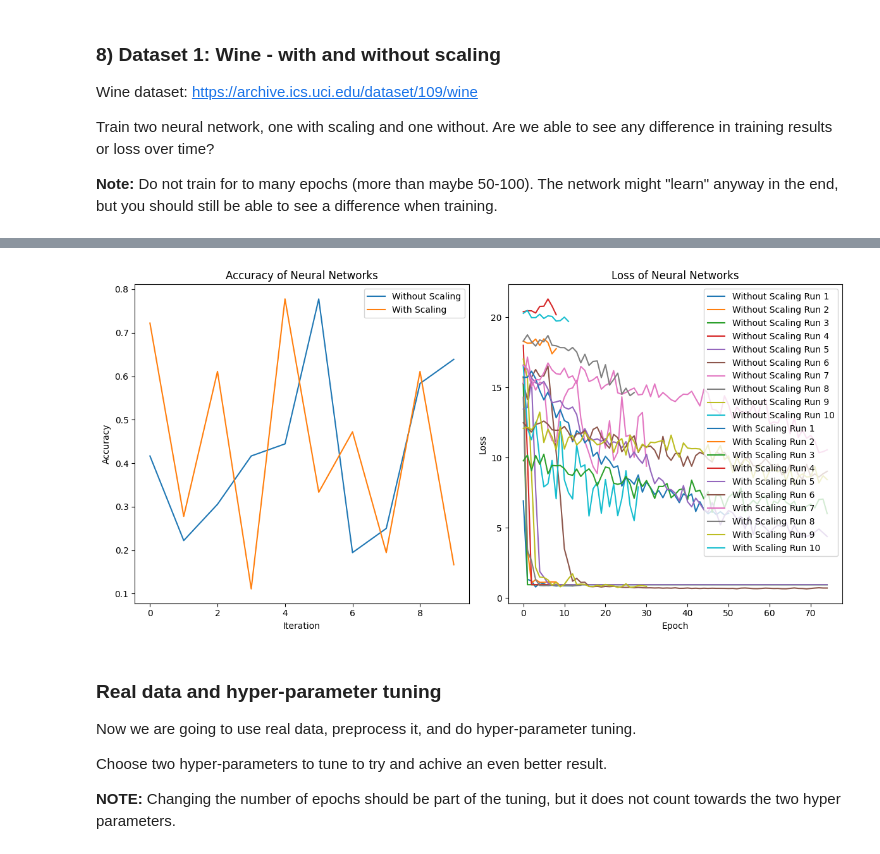
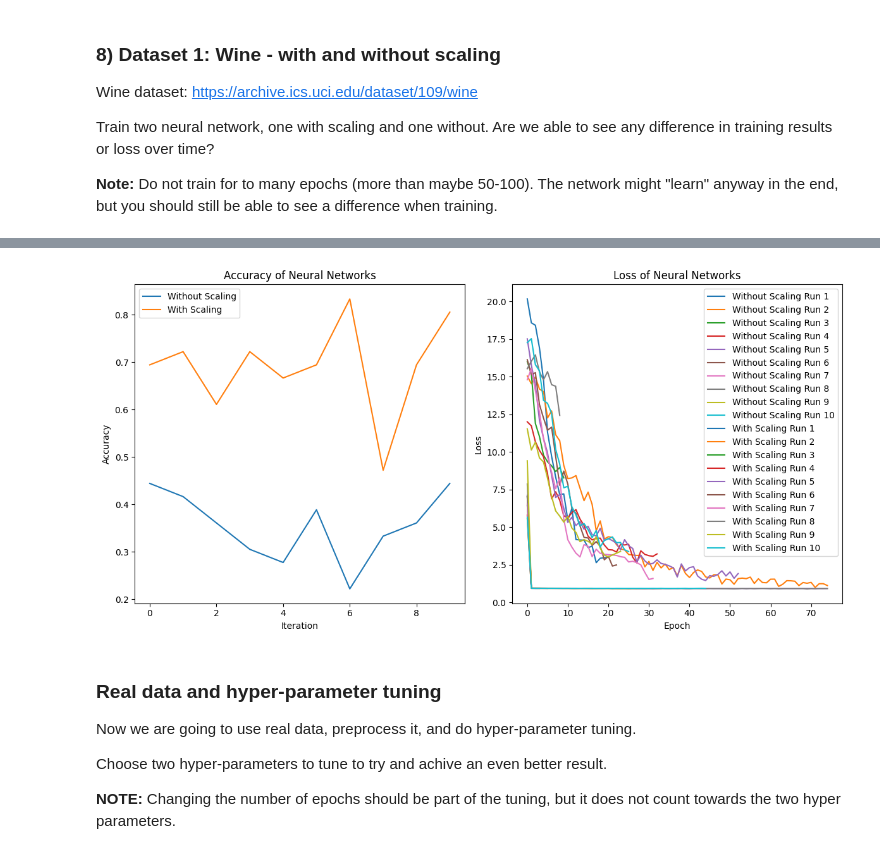
Before and after one commit to JoelScarinius/Neural_Network, a Jupyter notebook: ML-Assignment_3_Joel_Scarinius_Stavmo.ipynb, the cells around one changed output, grey strips where cells are left out. Drawn from its saved outputs; the diff is of its cells as text; code cells hidden in the pictures.

```diff
--- a/ML-Assignment_3_Joel_Scarinius_Stavmo.ipynb
+++ b/ML-Assignment_3_Joel_Scarinius_Stavmo.ipynb
@@ -174,11 +178,10 @@ def BCE_loss(y_hat, y):
 def SCE_loss(y_hat, y):
     size = y_hat.shape[0]
     y_hat = np.clip(y_hat, 1e-12, 1)
-    # probabilities = softmax(y_hat)
-    # correct_class_probs = probabilities[np.arange(y_hat.shape[0]), y.astype(int) - 1]
-    # loss = -np.mean(np.log(correct_class_probs + 1e-12))
     y = y.astype(int)
-    loss = -np.mean(np.log(y_hat[np.arange(size), y.ravel()]))
+    loss = -np.mean(
+        np.log(y_hat[np.arange(size), y.ravel()])
+    )  # TODO: Finish this function
     return loss
 # %% [markdown]
 The derivatives of the loss is with respect to the predicted value **y_hat**.
@@ -202,22 +205,14 @@ def d_BCE_loss(y_hat, y):
     return dy
 
 # TODO: Choose another loss function and implement it
-# def d_SCE_loss(y_hat, y):
-#     probabilities = softmax(y_hat)
-#     dy = probabilities.copy()
-#     dy[np.arange(y_hat.shape[0]), y.astype(int) - 1] -= 1
-#     dy = dy / y_hat.shape[0]
-#     return dy
-
-
 def d_SCE_loss(y_hat, y):
     n = y_hat.shape[0]
     grad = y_hat.copy()
-    # Create one-hot encoding for y
     one_hot = np.zeros_like(y_hat)
     y = y.astype(int)
     one_hot[np.arange(n), y.ravel()] = 1
-    return (grad - one_hot) / n
+    dy = (grad - one_hot) / n
+    return dy
 # %% [markdown]
 ### 4) Forward propagation
 
@@ -270,11 +260,8 @@ class NeuralNet(object):
         # E.g., [4, 8, 4] means 4 neurons in layer 1, 8 neurons in layer 2 etc...
 
         # TODO: Add support for bias for each neuron in the code below.
-
         self.weights = [np.random.normal(0,2,(n,m)) for n,m in zip([input_dim] + neurons, neurons + [output_dim])]
-
         self.activation_functions = ["ReLU"] * len(neurons) + [output_activation]
-
         self.biases = [np.zeros((1, n)) for n in (neurons + [output_dim])]
         self.loss_function = loss_function
 
@@ -351,7 +338,7 @@ class NeuralNet(object):
         return loss
 
     # A function for the training of the network.
-    def train_net(self, x, y, batch_size=32, epochs=100, learning_rate=1e-4, use_validation_data=False, early_stopping=2):
+    def train_net(self, x, y, batch_size=32, epochs=100, learning_rate=1e-4, use_validation_data=False, early_stopping=3):
         losses = []
         accuracies = []
         # TODO: Add a training loop where the weights and biases of the network is learnt over several epochs.
@@ -414,9 +401,9 @@ class NeuralNet(object):
                     early_stop_cnt = 0
                 else:
                     early_stop_cnt += 1
-                    if early_stop_cnt > early_stopping:
+                    if early_stop_cnt == early_stopping:
                         print(
-                            f"### EARLY STOP - Validation loss did not improve for {early_stopping + 1} epochs! ###"
+                            f"### EARLY STOP - Validation loss did not improve for {early_stopping} epochs! ###"
                         )
                         return losses, accuracies
         # NOTE: Make use of previously implemented functions here.
@@ -449,7 +436,7 @@ print(f"Start Loss: {loss_1[0]} End Loss: {loss_1[-1]}\n")
 nn2 = NeuralNet(d, 1, [18, 12])
 
 loss_2, accuracies = nn2.train_net(
-    x, y, epochs=100, use_validation_data=True, early_stopping=10
+    x, y, epochs=100, use_validation_data=True, early_stopping=5
 )  # TODO: Use the train_net function to compare with the "adjust_weights" function.
 
 plt.plot(loss_1)
@@ -520,7 +527,13 @@ for _ in range(RUNS):
 
     print("Neural Net 1:")
     loss_1, _ = nn1.train_net(
-        X_train, y_train, batch_size=16, epochs=75, use_validation_data=True, early_stopping=7
+        X_train,
+        y_train,
+        batch_size=16,
+        epochs=75,
+        learning_rate=0.01,
+        use_validation_data=True,
+        early_stopping=3,
     )
     losses_nn1.append(loss_1)
 
@@ -531,22 +544,19 @@ for _ in range(RUNS):
         batch_size=16,
         epochs=75,
         use_validation_data=True,
-        early_stopping=7,
+        early_stopping=3,
+        learning_rate=0.001
     )
     losses_nn2.append(loss_2)
 
     y_pred = nn1.forward(X_test)
     y_pred = np.argmax(y_pred, axis=1)
-    print("Preds", y_pred)
-    print("Test", y_test.ravel())
     accuracy_nn1 = accuracy_score(y_true=y_test.ravel(), y_pred=y_pred)
     print("Accuracy Neural Net 1:", accuracy_nn1)
     accuracies_nn1.append(accuracy_nn1)
 
     y_pred_norm = nn2.forward(X_test_norm)
     y_pred_norm = np.argmax(y_pred_norm, axis=1)
-    print("Norm pred", y_pred_norm)
-    print("Test Norm", y_test.ravel())
     accuracy_nn2 = accuracy_score(y_true=y_test.ravel(), y_pred=y_pred_norm)
     print("Accuracy Neural Net 2:", accuracy_nn2)
     accuracies_nn2.append(accuracy_nn2)
@@ -669,4 +679,4 @@ Mean Accuracy Sklearn Neural Net 2: 0.9194444444444445
-[figure, old version]
+[figure, new version]
 # %% [markdown]
 ### Real data and hyper-parameter tuning
 
```
Also changed, not shown: parts of 12 cells of this notebook.
